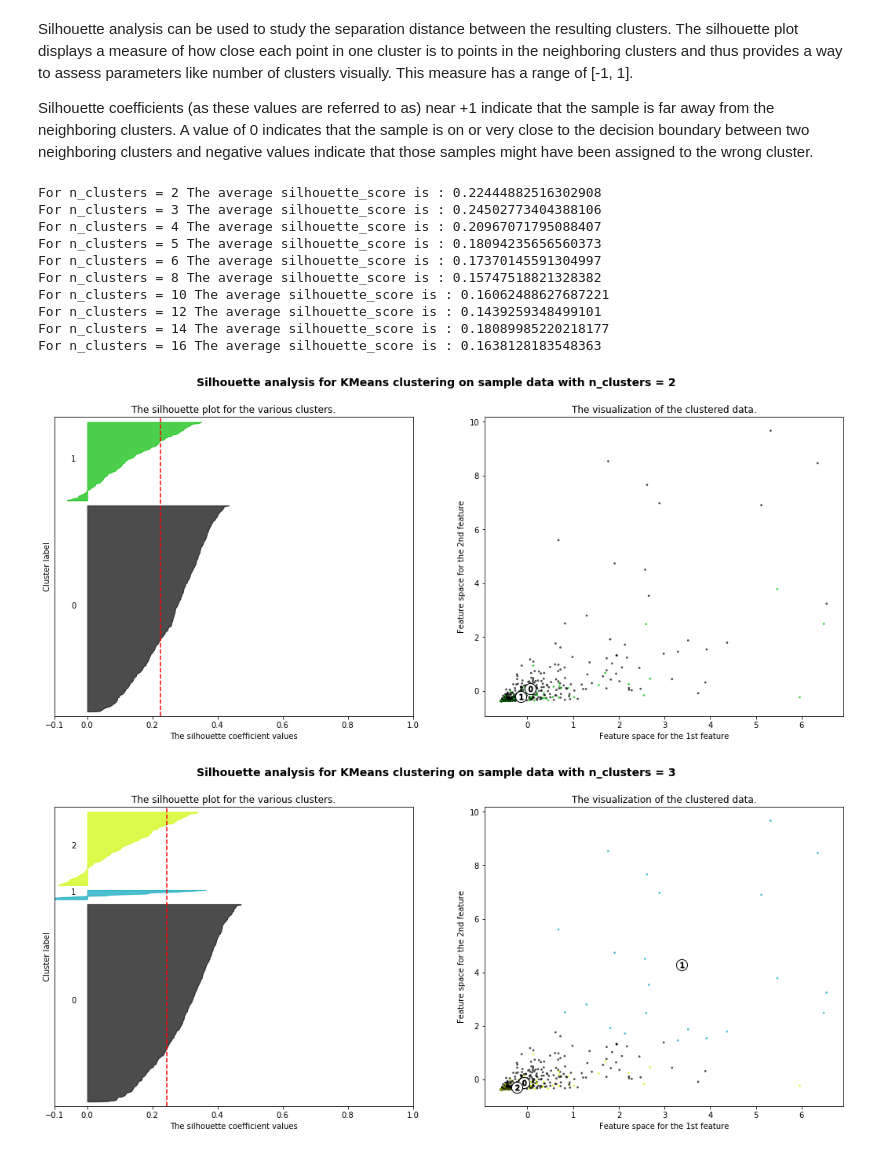
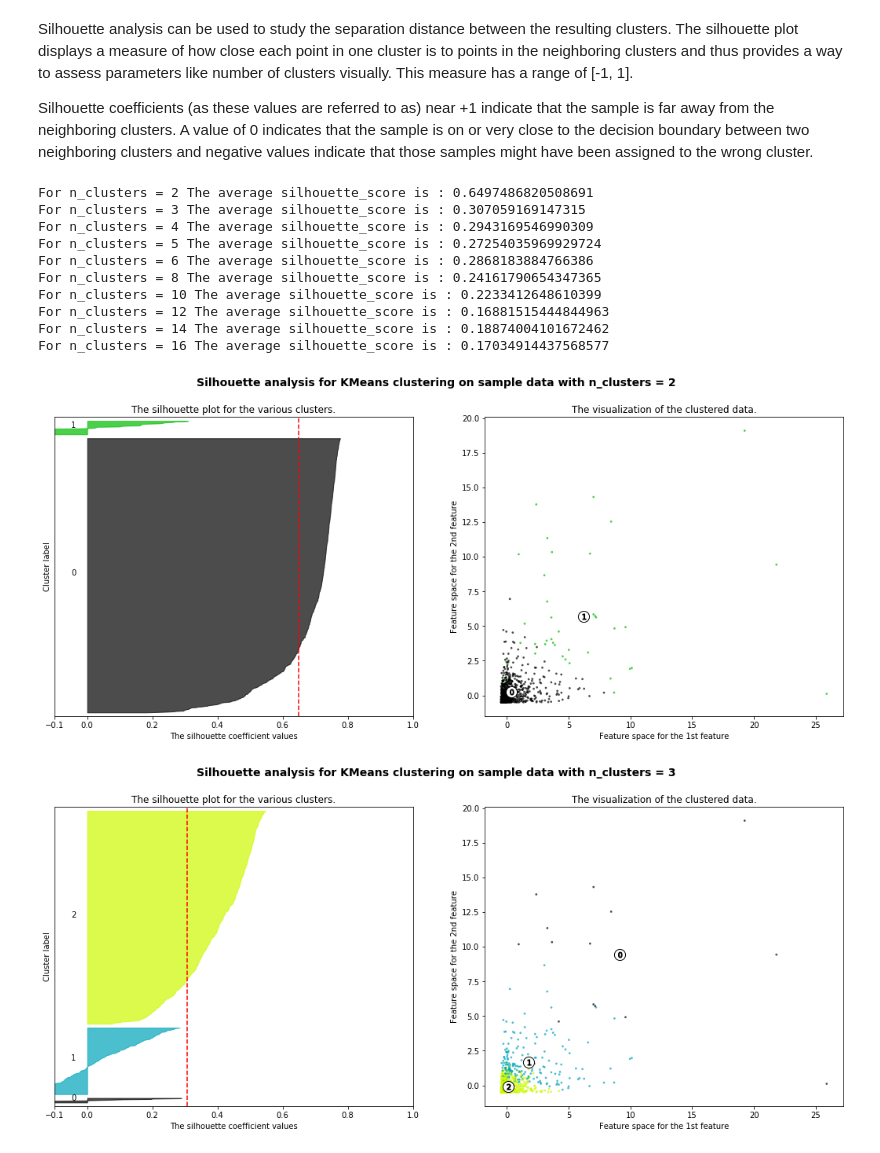
Before and after one commit to rfisla/FINAL-PROJECT-OF-KSCHOOL-MASTER, a Jupyter notebook: K-Means Algorithm.ipynb, the cells around one changed output. Drawn from its saved outputs; the diff is of its cells as text; code cells hidden in the pictures.

Commit message:
Training the data with different clustering algorithm

```diff
--- a/K-Means Algorithm.ipynb
+++ b/K-Means Algorithm.ipynb
@@ -145,0 +131,3 @@ plot_clustering(groupby_domains_clustering_scaled, clusters_sk, centroids_sk)
+# %%
+%%time
+gridsearchcv_robustscaler.fit(groupby_domains_RobustScaler)
@@ -145,0 +177,6 @@ plot_clustering(groupby_domains_clustering_scaled, clusters_sk, centroids_sk)
+# %%
+wcss = []
+for i in range(1, 20):
+    kmeans = KMeans(n_clusters=i, init='random', max_iter=400, n_init=5, algorithm='elkan')
+    kmeans.fit(groupby_domains_StandardScaler)
+    wcss.append(kmeans.inertia_)
@@ -145,0 +193,12 @@ plot_clustering(groupby_domains_clustering_scaled, clusters_sk, centroids_sk)
+# %%
+wcss = []
+for i in range(1, 22):
+    kmeans = KMeans(n_clusters=i, init='random', max_iter=1000, n_init=10, algorithm='elkan')
+    kmeans.fit(groupby_domains_RobustScaler)
+    wcss.append(kmeans.inertia_)
+
+plt.plot(range(1, 22), wcss)
+plt.title('Elbow Method with Robust Scaled Data')
+plt.xlabel('Number of clusters')
+plt.ylabel('WCSS')
+plt.show()
@@ -145,0 +237,3 @@ plot_clustering(groupby_domains_clustering_scaled, clusters_sk, centroids_sk)
+# %%
+kmeans_RobustScaler = KMeans(n_clusters=9, init='random', max_iter=1000, n_init=10, algorithm='elkan')
+kmeans_RobustScaler.fit(groupby_domains_RobustScaler)
@@ -148,13 +289,6 @@ Silhouette analysis can be used to study the separation distance between the res
 
 Silhouette coefficients (as these values are referred to as) near +1 indicate that the sample is far away from the neighboring clusters. A value of 0 indicates that the sample is on or very close to the decision boundary between two neighboring clusters and negative values indicate that those samples might have been assigned to the wrong cluster.
 # %%
-from sklearn.metrics import silhouette_samples, silhouette_score
-
-import matplotlib.pyplot as plt
-import matplotlib.cm as cm
-import numpy as np
-
-
 range_n_clusters = [2, 3, 4, 5, 6, 8, 10, 12, 14, 16]
 
 for n_clusters in range_n_clusters:
@@ -168,22 +302,22 @@ for n_clusters in range_n_clusters:
     ax1.set_xlim([-0.1, 1])
     # The (n_clusters+1)*10 is for inserting blank space between silhouette
     # plots of individual clusters, to demarcate them clearly.
-    ax1.set_ylim([0, len(groupby_domains_clustering_scaled) + (n_clusters + 1) * 10])
+    ax1.set_ylim([0, len(groupby_domains_RobustScaler) + (n_clusters + 1) * 10])
 
     # Initialize the clusterer with n_clusters value and a random generator
     # seed of 10 for reproducibility.
-    clusterer = KMeans(n_clusters=n_clusters, random_state=10)
-    cluster_labels = clusterer.fit_predict(groupby_domains_clustering_scaled)
+    clusterer = KMeans(n_clusters=n_clusters, init='random', max_iter=1000, n_init=10, algorithm='elkan')
+    cluster_labels = clusterer.fit_predict(groupby_domains_RobustScaler)
 
     # The silhouette_score gives the average value for all the samples.
     # This gives a perspective into the density and separation of the formed
     # clusters
-    silhouette_avg = silhouette_score(groupby_domains_clustering_scaled, cluster_labels)
+    silhouette_avg = silhouette_score(groupby_domains_RobustScaler, cluster_labels)
     print("For n_clusters =", n_clusters,
           "The average silhouette_score is :", silhouette_avg)
 
     # Compute the silhouette scores for each sample
-    sample_silhouette_values = silhouette_samples(groupby_domains_clustering_scaled, cluster_labels)
+    sample_silhouette_values = silhouette_samples(groupby_domains_RobustScaler, cluster_labels)
 
     y_lower = 10
     for i in range(n_clusters):
@@ -215,43 +349,43 @@ for n_clusters in range_n_clusters:
     # The vertical line for average silhouette score of all the values
     ax1.axvline(x=silhouette_avg, color="red", linestyle="--")
 
     ax1.set_yticks([])  # Clear the yaxis labels / ticks
     ax1.set_xticks([-0.1, 0, 0.2, 0.4, 0.6, 0.8, 1])
 
     # 2nd Plot showing the actual clusters formed
     colors = cm.nipy_spectral(cluster_labels.astype(float) / n_clusters)
-    ax2.scatter(groupby_domains_clustering_scaled[:, 0], groupby_domains_clustering_scaled[:, 1], marker='.', s=30, lw=0, alpha=0.7,
+    ax2.scatter(groupby_domains_RobustScaler[:, 0], groupby_domains_RobustScaler[:, 1], marker='.', s=30, lw=0, alpha=0.7,
                 c=colors, edgecolor='k')
 
     # Labeling the clusters
     centers = clusterer.cluster_centers_
     # Draw white circles at cluster centers
     ax2.scatter(centers[:, 0], centers[:, 1], marker='o',
                 c="white", alpha=1, s=200, edgecolor='k')
 
     for i, c in enumerate(centers):
         ax2.scatter(c[0], c[1], marker='$%d$' % i, alpha=1,
                     s=50, edgecolor='k')
 
     ax2.set_title("The visualization of the clustered data.")
     ax2.set_xlabel("Feature space for the 1st feature")
     ax2.set_ylabel("Feature space for the 2nd feature")
 
     plt.suptitle(("Silhouette analysis for KMeans clustering on sample data "
                   "with n_clusters = %d" % n_clusters),
                  fontsize=14, fontweight='bold')
 
 plt.show()
 # %% [output]
-For n_clusters = 2 The average silhouette_score is : 0.22444882516302908
-For n_clusters = 3 The average silhouette_score is : 0.24502773404388106
-For n_clusters = 4 The average silhouette_score is : 0.20967071795088407
-For n_clusters = 5 The average silhouette_score is : 0.18094235656560373
-For n_clusters = 6 The average silhouette_score is : 0.17370145591304997
-For n_clusters = 8 The average silhouette_score is : 0.15747518821328382
-For n_clusters = 10 The average silhouette_score is : 0.16062488627687221
-For n_clusters = 12 The average silhouette_score is : 0.1439259348499101
-For n_clusters = 14 The average silhouette_score is : 0.18089985220218177
-For n_clusters = 16 The average silhouette_score is : 0.1638128183548363
+For n_clusters = 2 The average silhouette_score is : 0.6497486820508691
+For n_clusters = 3 The average silhouette_score is : 0.307059169147315
+For n_clusters = 4 The average silhouette_score is : 0.2943169546990309
+For n_clusters = 5 The average silhouette_score is : 0.27254035969929724
+For n_clusters = 6 The average silhouette_score is : 0.2868183884766386
+For n_clusters = 8 The average silhouette_score is : 0.24161790654347365
+For n_clusters = 10 The average silhouette_score is : 0.2233412648610399
+For n_clusters = 12 The average silhouette_score is : 0.16881515444844963
+For n_clusters = 14 The average silhouette_score is : 0.18874004101672462
+For n_clusters = 16 The average silhouette_score is : 0.17034914437568577
-[figure, old version]
+[figure, new version]
-[figure, old version]
+[figure, new version]
```
Also changed, not shown: parts of 110 cells of this notebook.
